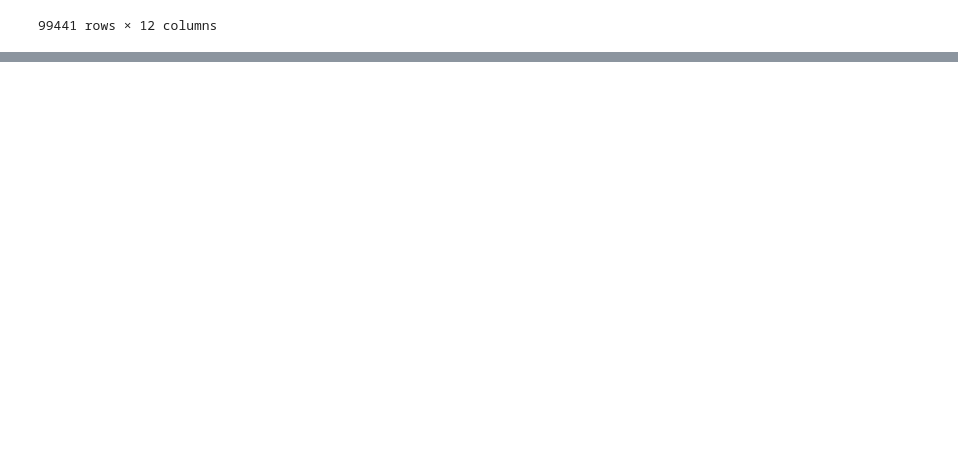
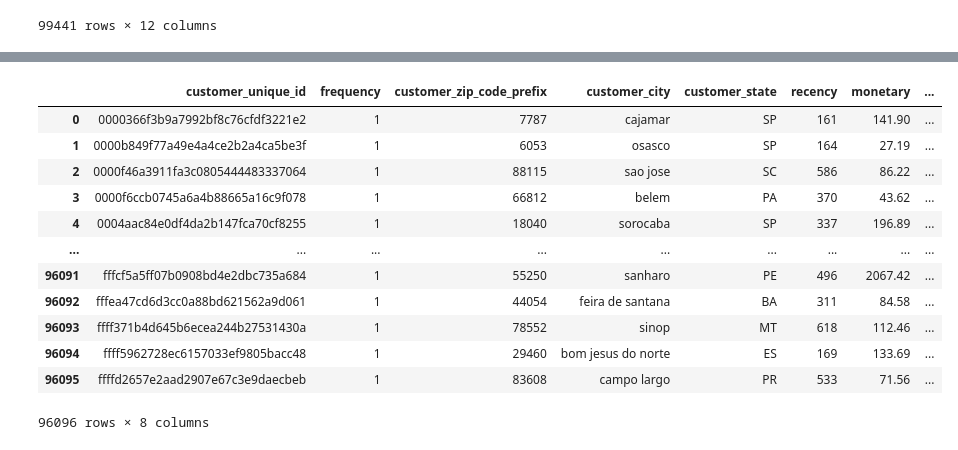
Before and after one commit to Avcuongy/data-mining-project, a Jupyter notebook: notebooks/3_univariate.ipynb, the cells around one changed output, grey strips where cells are left out. Cells and saved outputs as stored; diff of their text form; code cells hidden in the pictures; blank space fills up the shorter version.

```diff
--- a/notebooks/3_univariate.ipynb
+++ b/notebooks/3_univariate.ipynb
@@ -1004,2 +227,0 @@ olist_customers[olist_customers.duplicated()]
-# %%
-olist_customers = olist_customers.drop_duplicates()
@@ -1195,0 +301,20 @@ for col in numerical_cols:
+# %%
+# Tính Monetary theo customer_unique_id
+# Monetary = tổng payment_value của khách hàng
+
+monetary_df = (
+    df_merge
+    .groupby("customer_unique_id")["payment_value"]
+    .sum()
+    .reset_index()
+    .rename(columns={"payment_value": "monetary"})
+)
+
+# Join vào olist_customers
+olist_customers = olist_customers.merge(
+    monetary_df,
+    on="customer_unique_id",
+    how="left"
+)
+
+olist_customers
@@ -1195,0 +356,33 @@ for col in numerical_cols:
+# %%
+# Tính total_item theo customer_unique_id
+# = tổng số item đã mua (đếm order_item_id)
+
+total_item_df = (
+    df_merge
+    .groupby("customer_unique_id")["order_item_id"]
+    .count()
+    .reset_index()
+    .rename(columns={"order_item_id": "total_item"})
+)
+
+olist_customers = olist_customers.merge(
+    total_item_df,
+    on="customer_unique_id",
+    how="left"
+)
+
+olist_customers
+# %% [output]
+|  | customer_unique_id | frequency | customer_zip_code_prefix | customer_city | customer_state | recency | monetary | ... |
+| 0 | 0000366f3b9a7992bf8c76cfdf3221e2 | 1 | 7787 | cajamar | SP | 161 | 141.90 | ... |
+| 1 | 0000b849f77a49e4a4ce2b2a4ca5be3f | 1 | 6053 | osasco | SP | 164 | 27.19 | ... |
+| 2 | 0000f46a3911fa3c0805444483337064 | 1 | 88115 | sao jose | SC | 586 | 86.22 | ... |
+| 3 | 0000f6ccb0745a6a4b88665a16c9f078 | 1 | 66812 | belem | PA | 370 | 43.62 | ... |
+| 4 | 0004aac84e0df4da2b147fca70cf8255 | 1 | 18040 | sorocaba | SP | 337 | 196.89 | ... |
+| ... | ... | ... | ... | ... | ... | ... | ... | ... |
+| 96091 | fffcf5a5ff07b0908bd4e2dbc735a684 | 1 | 55250 | sanharo | PE | 496 | 2067.42 | ... |
+| 96092 | fffea47cd6d3cc0a88bd621562a9d061 | 1 | 44054 | feira de santana | BA | 311 | 84.58 | ... |
+| 96093 | ffff371b4d645b6ecea244b27531430a | 1 | 78552 | sinop | MT | 618 | 112.46 | ... |
+| 96094 | ffff5962728ec6157033ef9805bacc48 | 1 | 29460 | bom jesus do norte | ES | 169 | 133.69 | ... |
+| 96095 | ffffd2657e2aad2907e67c3e9daecbeb | 1 | 83608 | campo largo | PR | 533 | 71.56 | ... |
+96096 rows × 8 columns
```
Also changed, not shown: parts of 46 cells of this notebook.
